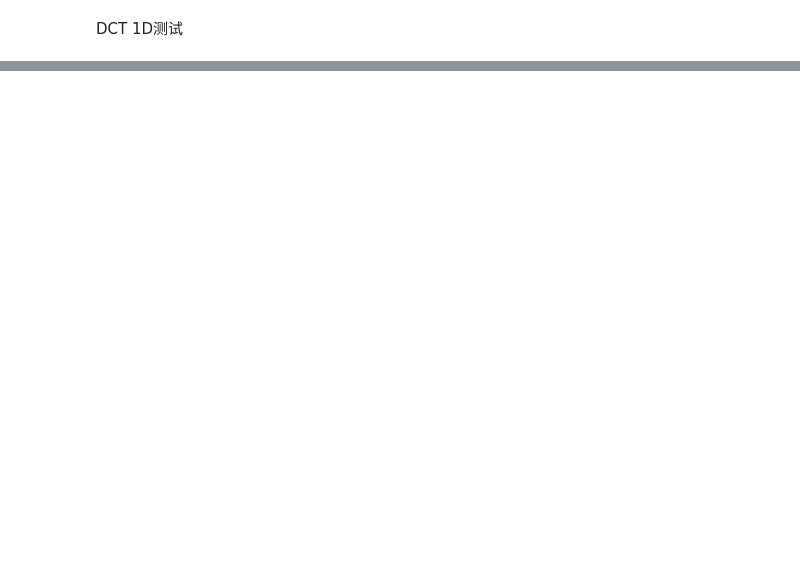
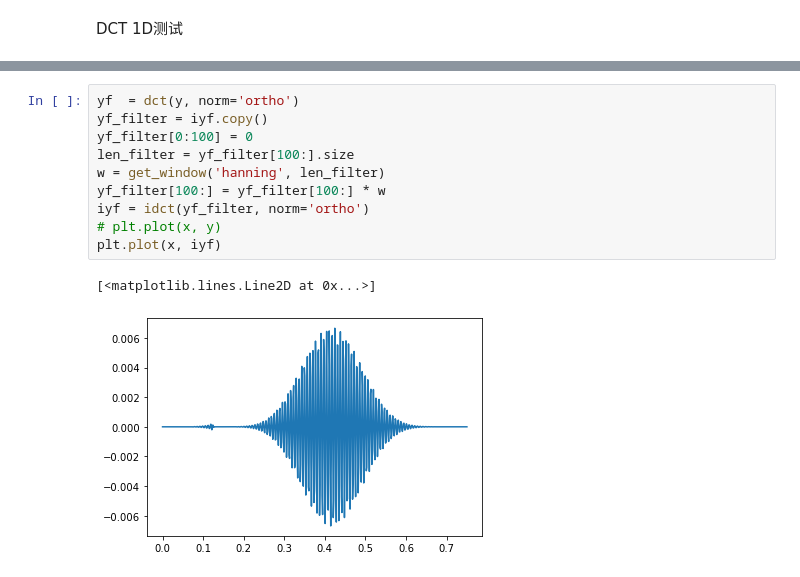
Before and after one commit to dozerlcl/MPAS_case_study, a Jupyter notebook: 92-25km_vr_rcm_postprocess/visualization/spectral/2d_dct/fft_test.ipynb, the cells around one changed output, grey strips where cells are left out. Drawn from its saved outputs; the diff is of its cells as text; blank space fills up the shorter version.

```diff
--- a/92-25km_vr_rcm_postprocess/visualization/spectral/2d_dct/fft_test.ipynb
+++ b/92-25km_vr_rcm_postprocess/visualization/spectral/2d_dct/fft_test.ipynb
@@ -44,0 +59,13 @@ plt.plot(xf[1:], 2.0/N * np.abs(yf[0:int(N/2)])[1:])
+# %%
+yf  = dct(y, norm='ortho')
+yf_filter = iyf.copy()
+yf_filter[0:100] = 0
+len_filter = yf_filter[100:].size
+w = get_window('hanning', len_filter)
+yf_filter[100:] = yf_filter[100:] * w
+iyf = idct(yf_filter, norm='ortho')
+# plt.plot(x, y)
+plt.plot(x, iyf)
+# %% [output]
+[<matplotlib.lines.Line2D at 0x...>]
+[figure, added]
```
Also changed, not shown: parts of 5 cells of this notebook, 6 other files.
